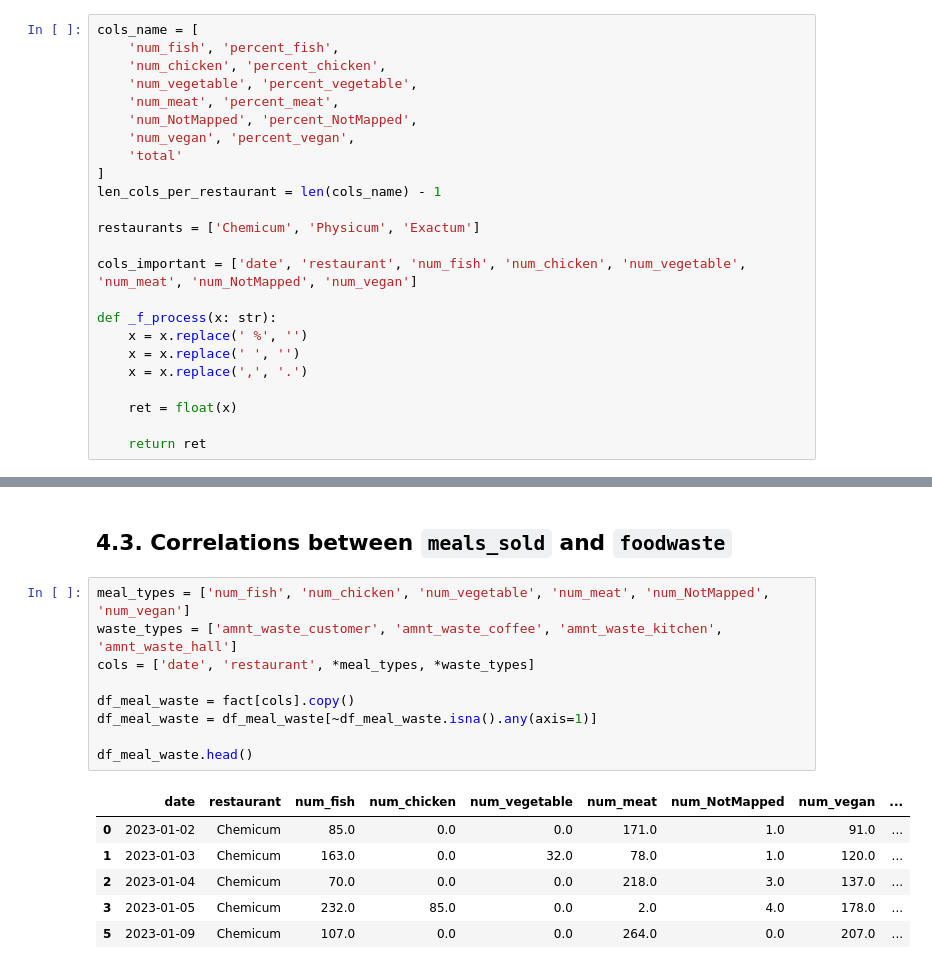
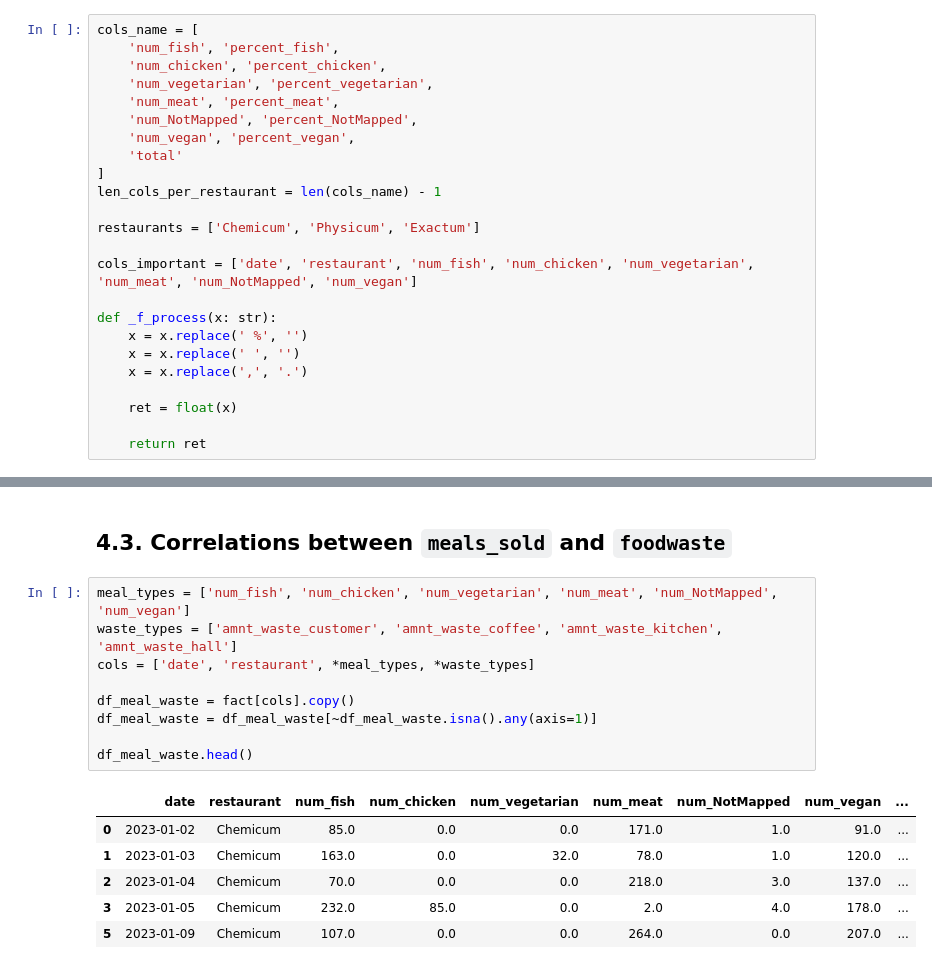
Before and after one commit to Food-Waste-Optimization/Food-Waste-Optimization, a Jupyter notebook: experiments_hoangle/correlations.ipynb, the cells around one changed output, grey strips where cells are left out. Drawn from its saved outputs; the diff is of its cells as text.

```diff
--- a/experiments_hoangle/correlations.ipynb
+++ b/experiments_hoangle/correlations.ipynb
@@ -184,7 +194,7 @@ occupancy.head()
 cols_name = [
     'num_fish', 'percent_fish',
     'num_chicken', 'percent_chicken',
-    'num_vegetable', 'percent_vegetable',
+    'num_vegetarian', 'percent_vegetarian',
     'num_meat', 'percent_meat',
     'num_NotMapped', 'percent_NotMapped',
     'num_vegan', 'percent_vegan',
@@ -194,7 +204,7 @@ len_cols_per_restaurant = len(cols_name) - 1
 
 restaurants = ['Chemicum', 'Physicum', 'Exactum']
 
-cols_important = ['date', 'restaurant', 'num_fish', 'num_chicken', 'num_vegetable', 'num_meat', 'num_NotMapped', 'num_vegan']
+cols_important = ['date', 'restaurant', 'num_fish', 'num_chicken', 'num_vegetarian', 'num_meat', 'num_NotMapped', 'num_vegan']
 
 def _f_process(x: str):
     x = x.replace(' %', '')
@@ -486,16 +486,16 @@ for waste in waste_types:
 # %% [markdown]
 ## 4.3. Correlations between `meals_sold` and `foodwaste`
 # %%
-meal_types = ['num_fish', 'num_chicken', 'num_vegetable', 'num_meat', 'num_NotMapped', 'num_vegan']
+meal_types = ['num_fish', 'num_chicken', 'num_vegetarian', 'num_meat', 'num_NotMapped', 'num_vegan']
 waste_types = ['amnt_waste_customer', 'amnt_waste_coffee', 'amnt_waste_kitchen', 'amnt_waste_hall']
 cols = ['date', 'restaurant', *meal_types, *waste_types]
 
 df_meal_waste = fact[cols].copy()
 df_meal_waste = df_meal_waste[~df_meal_waste.isna().any(axis=1)]
 
 df_meal_waste.head()
 # %% [output]
-|  | date | restaurant | num_fish | num_chicken | num_vegetable | num_meat | num_NotMapped | num_vegan | ... |
+|  | date | restaurant | num_fish | num_chicken | num_vegetarian | num_meat | num_NotMapped | num_vegan | ... |
 | 0 | 2023-01-02 | Chemicum | 85.0 | 0.0 | 0.0 | 171.0 | 1.0 | 91.0 | ... |
 | 1 | 2023-01-03 | Chemicum | 163.0 | 0.0 | 32.0 | 78.0 | 1.0 | 120.0 | ... |
 | 2 | 2023-01-04 | Chemicum | 70.0 | 0.0 | 0.0 | 218.0 | 3.0 | 137.0 | ... |
```
Also changed, not shown: parts of 9 cells of this notebook.
